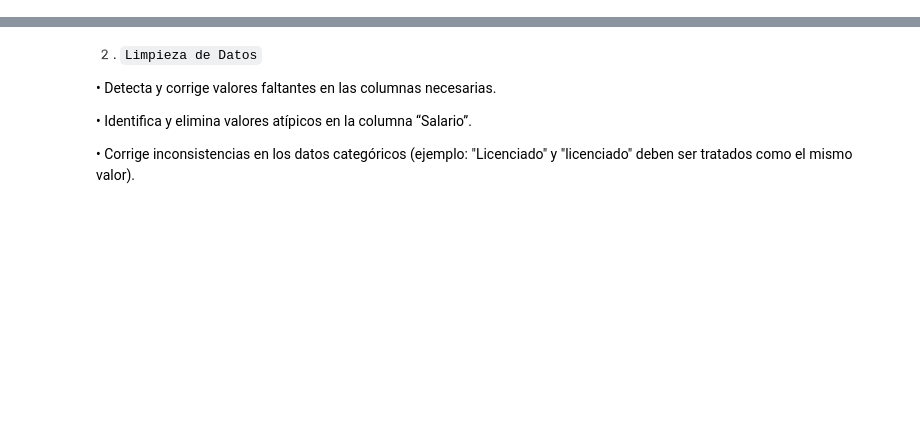
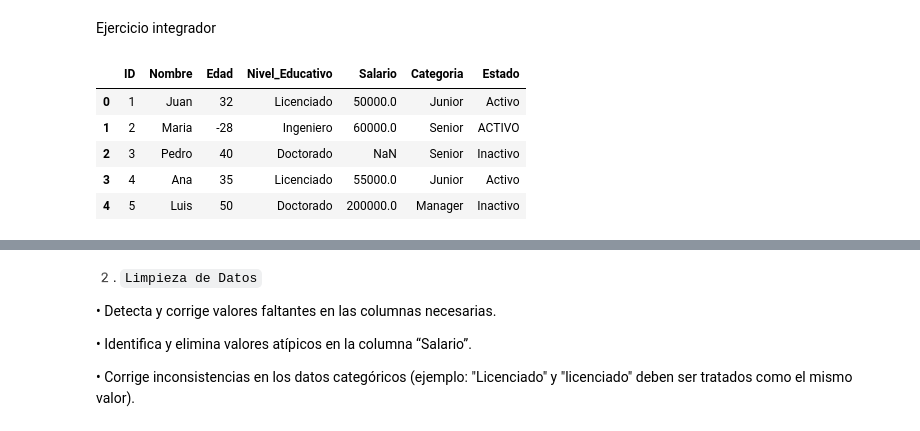
Before and after one commit to Gasparlorenzo/Mineria-de-datos, a Jupyter notebook: Semana 2/AO1_Clase2_Martinez_Dario.ipynb, the cells around one changed output, grey strips where cells are left out. Cells and saved outputs as stored; diff of their text form; code cells hidden in the pictures; blank space fills up the shorter version.

```diff
--- a/Semana 2/AO1_Clase2_Martinez_Dario.ipynb
+++ b/Semana 2/AO1_Clase2_Martinez_Dario.ipynb
@@ -0,0 +1,2 @@
+# %% [markdown]
+Ejercicio integrador
@@ -0,0 +17,9 @@
+# %%
+df
+# %% [output]
+|  | ID | Nombre | Edad | Nivel_Educativo | Salario | Categoria | Estado |
+| 0 | 1 | Juan | 32 | Licenciado | 50000.0 | Junior | Activo |
+| 1 | 2 | Maria | -28 | Ingeniero | 60000.0 | Senior | ACTIVO |
+| 2 | 3 | Pedro | 40 | Doctorado | NaN | Senior | Inactivo |
+| 3 | 4 | Ana | 35 | Licenciado | 55000.0 | Junior | Activo |
+| 4 | 5 | Luis | 50 | Doctorado | 200000.0 | Manager | Inactivo |
```
Also changed, not shown: parts of 12 cells of this notebook, 1 other file.
